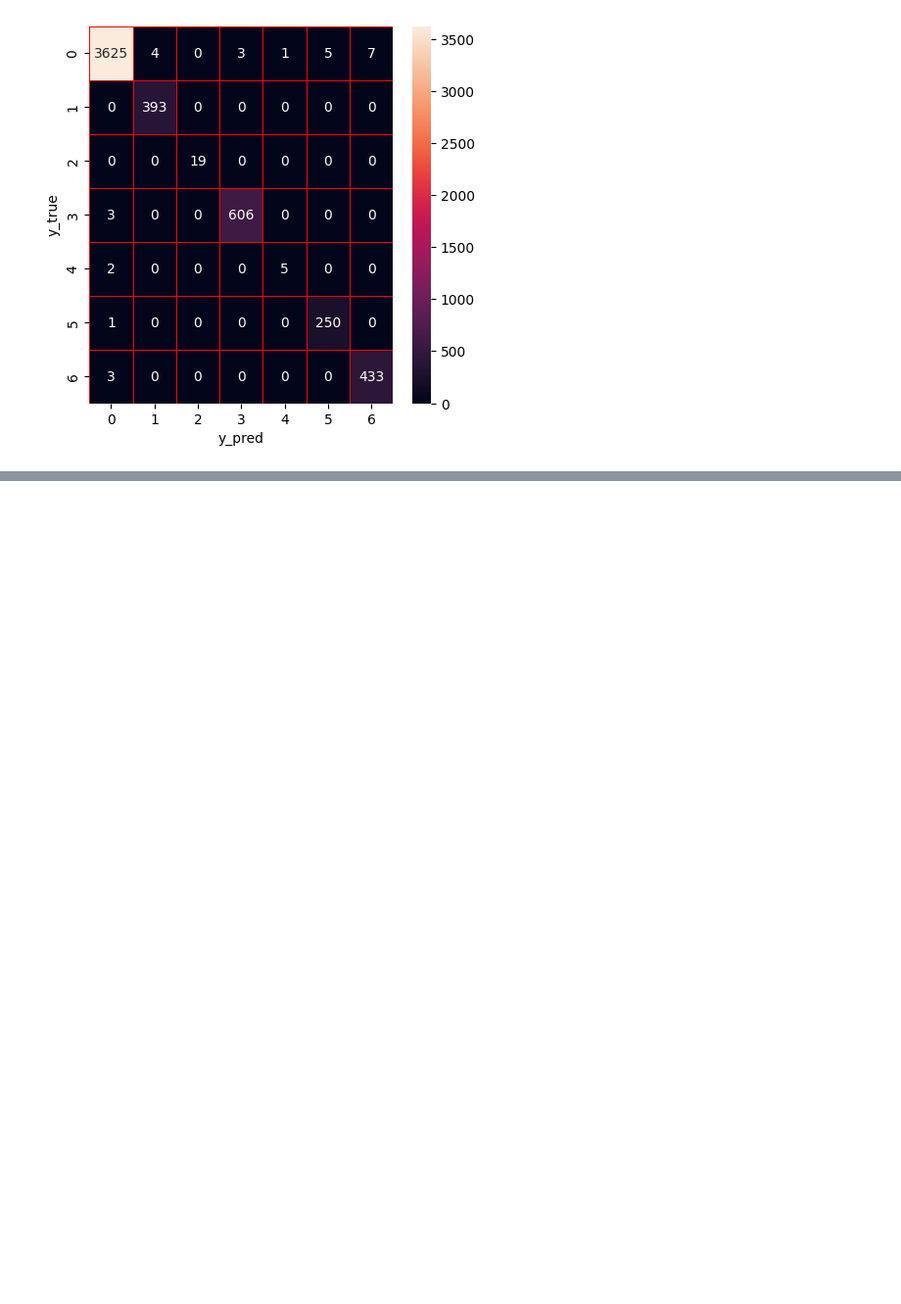
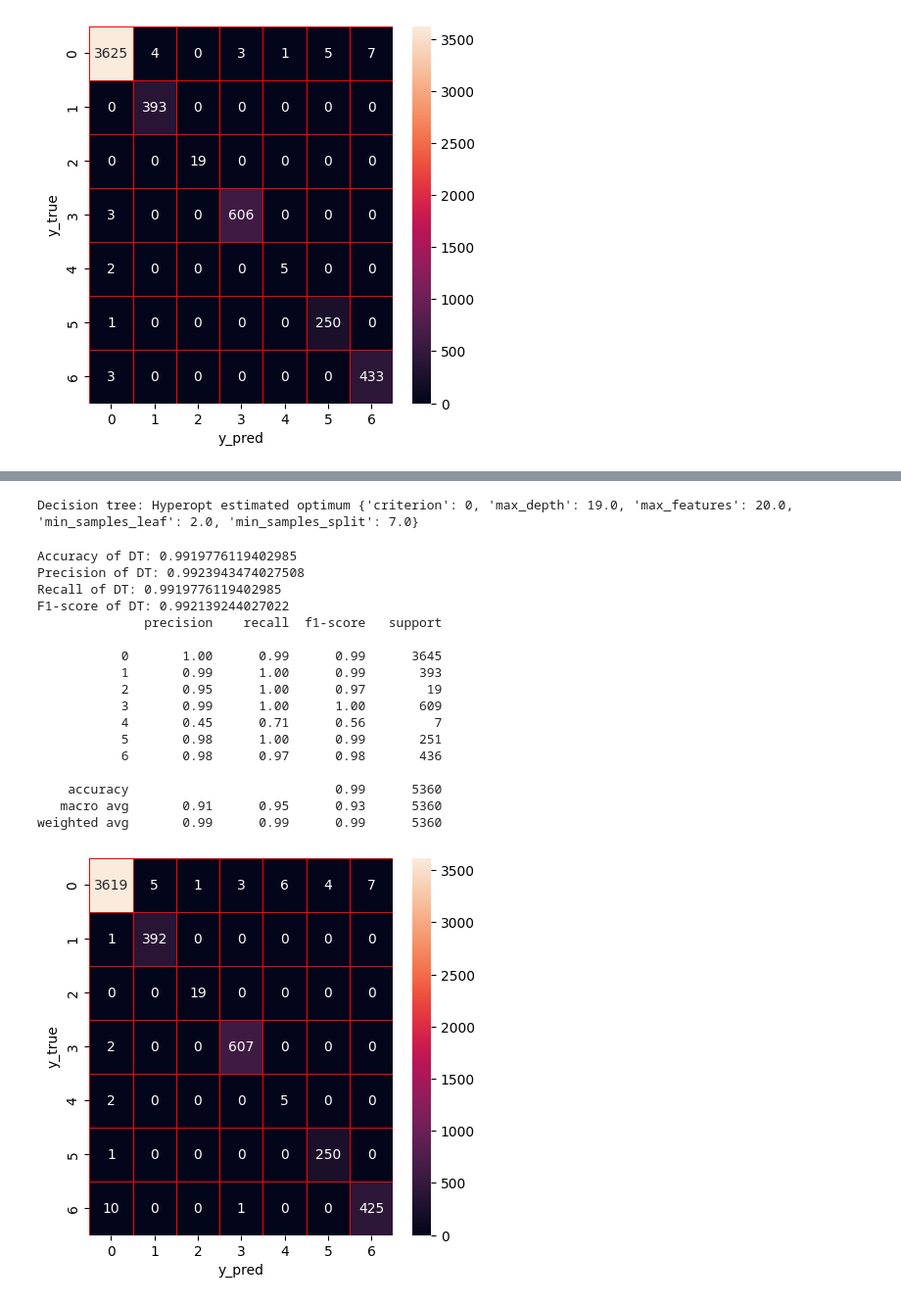
Before and after one commit to divya-392/Master-s-Project, a Jupyter notebook: MTH_IDS.ipynb, the cells around one changed output, grey strips where cells are left out. Shown at 98% size. Cells and saved outputs as stored; diff of their text form; code cells hidden in the pictures; blank space fills up the shorter version.

```diff
--- a/MTH_IDS.ipynb
+++ b/MTH_IDS.ipynb
@@ -516,0 +559,71 @@ rf_test=rf_hpo.predict(X_test)
+# %%
+# Hyperparameter optimization of decision tree
+from hyperopt import hp, fmin, tpe, STATUS_OK, Trials
+from sklearn.model_selection import cross_val_score, StratifiedKFold
+# Define the objective function
+def objective(params):
+    params = {
+        'max_depth': int(params['max_depth']),
+        'max_features': int(params['max_features']),
+        "min_samples_split":int(params['min_samples_split']),
+        "min_samples_leaf":int(params['min_samples_leaf']),
+        "criterion":str(params['criterion'])
+    }
+    clf = DecisionTreeClassifier( **params)
+    clf.fit(X_train,y_train)
+    score=clf.score(X_test,y_test)
+
+    return {'loss':-score, 'status': STATUS_OK }
+# Define the hyperparameter configuration space
+space = {
+    'max_depth': hp.quniform('max_depth', 5, 50, 1),
+    "max_features":hp.quniform('max_features', 1, 20, 1),
+    "min_samples_split":hp.quniform('min_samples_split',2,11,1),
+    "min_samples_leaf":hp.quniform('min_samples_leaf',1,11,1),
+    "criterion":hp.choice('criterion',['gini','entropy'])
+}
+
+best = fmin(fn=objective,
+            space=space,
+            algo=tpe.suggest,
+            max_evals=50)
+print("Decision tree: Hyperopt estimated optimum {}".format(best))
+# %% [output]
+Decision tree: Hyperopt estimated optimum {'criterion': 0, 'max_depth': 19.0, 'max_features': 20.0, 'min_samples_leaf': 2.0, 'min_samples_split': 7.0}
+# %%
+dt_hpo = DecisionTreeClassifier(min_samples_leaf = 2, max_depth = 47, min_samples_split = 3, max_features = 19, criterion = 'gini')
+dt_hpo.fit(X_train,y_train)
+dt_score=dt_hpo.score(X_test,y_test)
+y_predict=dt_hpo.predict(X_test)
+y_true=y_test
+print('Accuracy of DT: '+ str(dt_score))
+precision,recall,fscore,none= precision_recall_fscore_support(y_true, y_predict, average='weighted')
+print('Precision of DT: '+(str(precision)))
+print('Recall of DT: '+(str(recall)))
+print('F1-score of DT: '+(str(fscore)))
+print(classification_report(y_true,y_predict))
+cm=confusion_matrix(y_true,y_predict)
+f,ax=plt.subplots(figsize=(5,5))
+sns.heatmap(cm,annot=True,linewidth=0.5,linecolor="red",fmt=".0f",ax=ax)
+plt.xlabel("y_pred")
+plt.ylabel("y_true")
+plt.show()
+# %% [output]
+Accuracy of DT: 0.9919776119402985
+Precision of DT: 0.9923943474027508
+Recall of DT: 0.9919776119402985
+F1-score of DT: 0.992139244027022
+              precision    recall  f1-score   support
+
+           0       1.00      0.99      0.99      3645
+           1       0.99      1.00      0.99       393
+           2       0.95      1.00      0.97        19
+           3       0.99      1.00      1.00       609
+           4       0.45      0.71      0.56         7
+           5       0.98      1.00      0.99       251
+           6       0.98      0.97      0.98       436
+
+    accuracy                           0.99      5360
+   macro avg       0.91      0.95      0.93      5360
+weighted avg       0.99      0.99      0.99      5360
+[figure, added]
```
Also changed, not shown: parts of 4 cells of this notebook.
